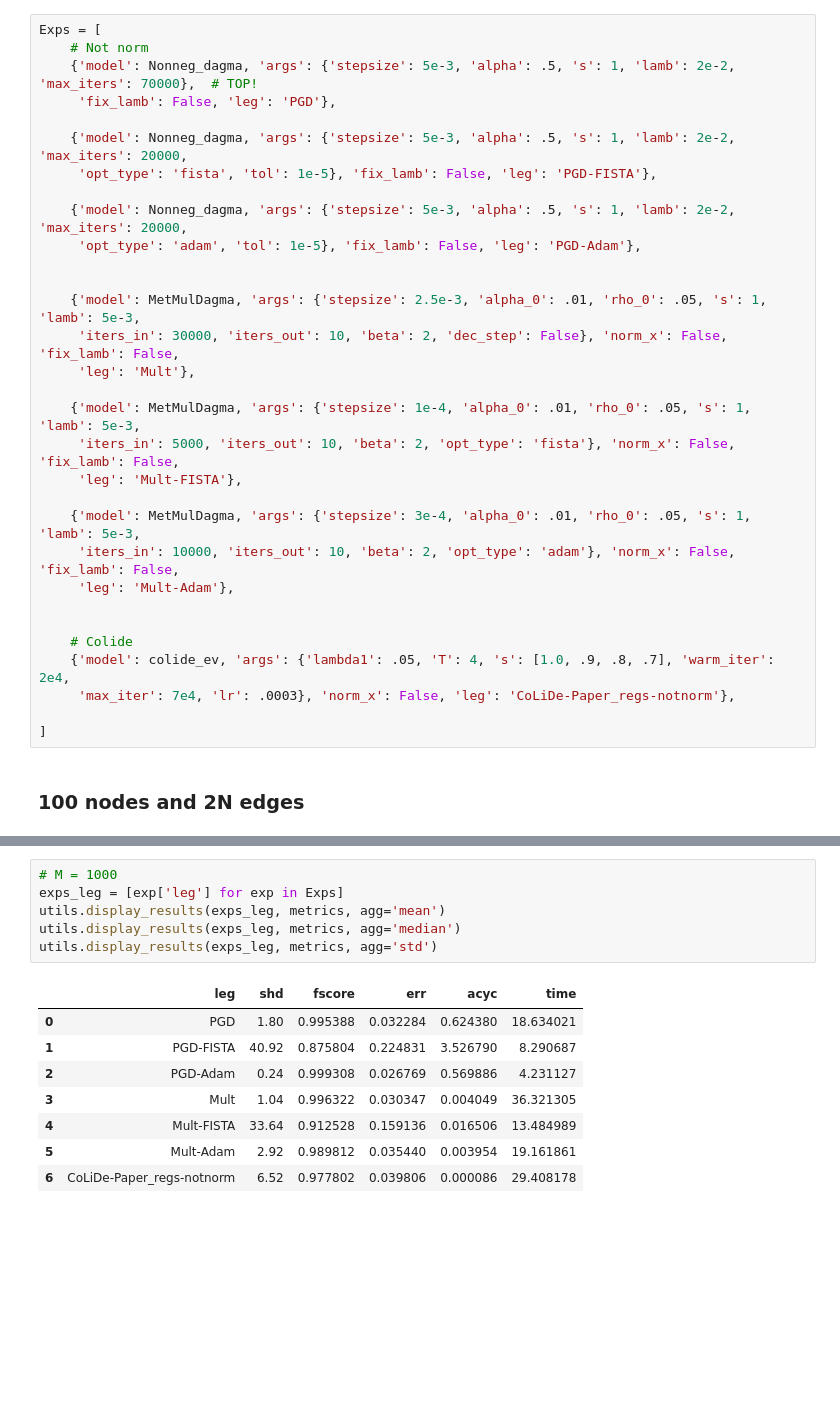
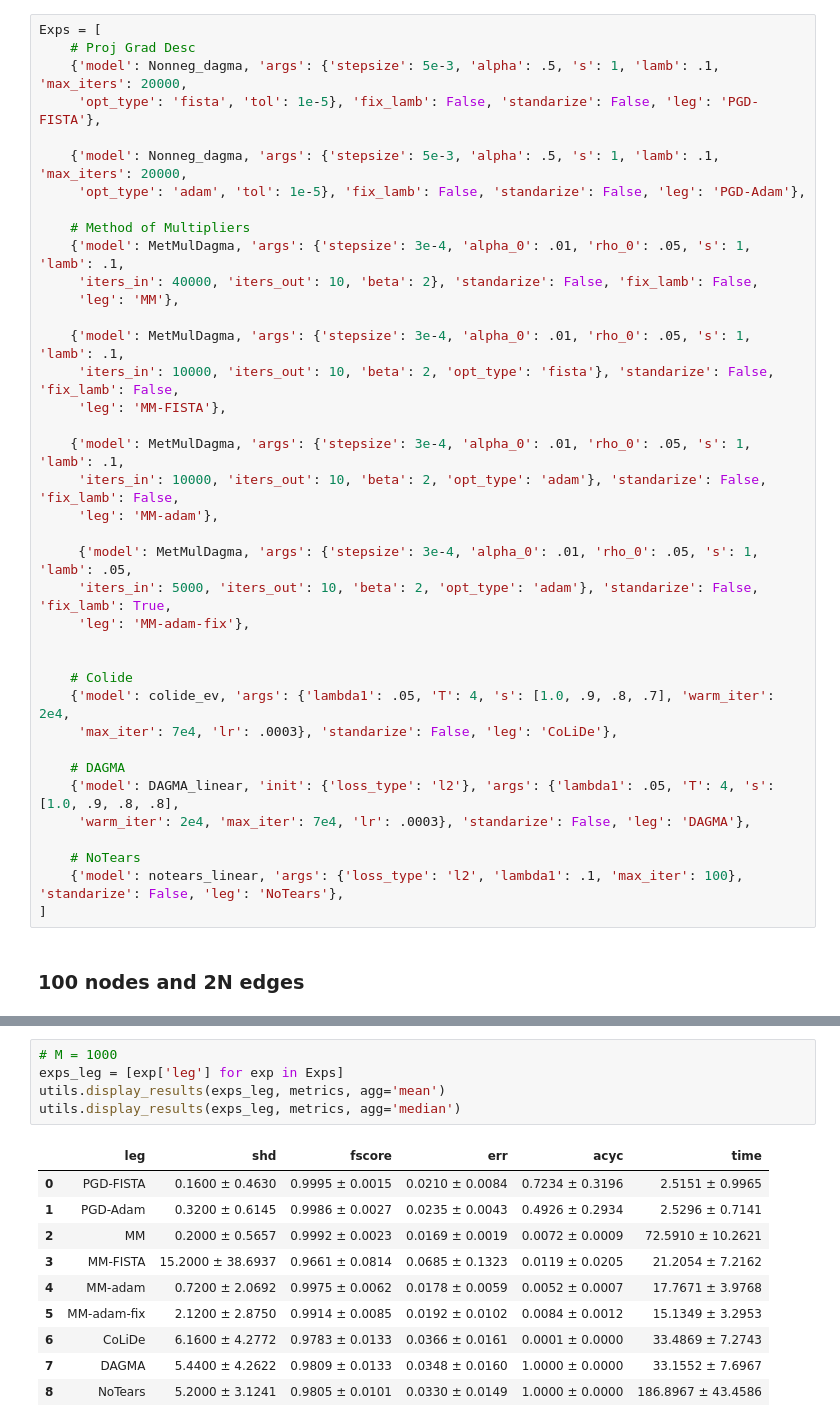
Before and after one commit to reysam93/cvx_dag_learning, a Jupyter notebook: preliminary_exp.ipynb, the cells around one changed output, grey strips where cells are left out. Saved outputs shown, nothing was run; the diff lists cells and outputs as text; blank space fills up the shorter version.

```diff
--- a/preliminary_exp.ipynb
+++ b/preliminary_exp.ipynb
@@ -500,34 +554,41 @@ utils.display_results(exps_leg, metrics, agg='std')
 ## Comparing methods - 2N Edges
 # %%
 Exps = [
-    # Not norm
-    {'model': Nonneg_dagma, 'args': {'stepsize': 5e-3, 'alpha': .5, 's': 1, 'lamb': 2e-2, 'max_iters': 70000},  # TOP!
-     'fix_lamb': False, 'leg': 'PGD'},
+    # Proj Grad Desc
+    {'model': Nonneg_dagma, 'args': {'stepsize': 5e-3, 'alpha': .5, 's': 1, 'lamb': .1, 'max_iters': 20000,
+     'opt_type': 'fista', 'tol': 1e-5}, 'fix_lamb': False, 'standarize': False, 'leg': 'PGD-FISTA'},
 
-    {'model': Nonneg_dagma, 'args': {'stepsize': 5e-3, 'alpha': .5, 's': 1, 'lamb': 2e-2, 'max_iters': 20000,
-     'opt_type': 'fista', 'tol': 1e-5}, 'fix_lamb': False, 'leg': 'PGD-FISTA'},
+    {'model': Nonneg_dagma, 'args': {'stepsize': 5e-3, 'alpha': .5, 's': 1, 'lamb': .1, 'max_iters': 20000,
+     'opt_type': 'adam', 'tol': 1e-5}, 'fix_lamb': False, 'standarize': False, 'leg': 'PGD-Adam'},
 
-    {'model': Nonneg_dagma, 'args': {'stepsize': 5e-3, 'alpha': .5, 's': 1, 'lamb': 2e-2, 'max_iters': 20000,
-     'opt_type': 'adam', 'tol': 1e-5}, 'fix_lamb': False, 'leg': 'PGD-Adam'},
+    # Method of Multipliers
+    {'model': MetMulDagma, 'args': {'stepsize': 3e-4, 'alpha_0': .01, 'rho_0': .05, 's': 1, 'lamb': .1,
+     'iters_in': 40000, 'iters_out': 10, 'beta': 2}, 'standarize': False, 'fix_lamb': False,
+     'leg': 'MM'},
 
+    {'model': MetMulDagma, 'args': {'stepsize': 3e-4, 'alpha_0': .01, 'rho_0': .05, 's': 1, 'lamb': .1,
+     'iters_in': 10000, 'iters_out': 10, 'beta': 2, 'opt_type': 'fista'}, 'standarize': False, 'fix_lamb': False,
+     'leg': 'MM-FISTA'},
 
-    {'model': MetMulDagma, 'args': {'stepsize': 2.5e-3, 'alpha_0': .01, 'rho_0': .05, 's': 1, 'lamb': 5e-3,
-     'iters_in': 30000, 'iters_out': 10, 'beta': 2, 'dec_step': False}, 'norm_x': False, 'fix_lamb': False,
-     'leg': 'Mult'},
+    {'model': MetMulDagma, 'args': {'stepsize': 3e-4, 'alpha_0': .01, 'rho_0': .05, 's': 1, 'lamb': .1,
+     'iters_in': 10000, 'iters_out': 10, 'beta': 2, 'opt_type': 'adam'}, 'standarize': False, 'fix_lamb': False,
+     'leg': 'MM-adam'},
 
-    {'model': MetMulDagma, 'args': {'stepsize': 1e-4, 'alpha_0': .01, 'rho_0': .05, 's': 1, 'lamb': 5e-3,
-     'iters_in': 5000, 'iters_out': 10, 'beta': 2, 'opt_type': 'fista'}, 'norm_x': False, 'fix_lamb': False,
-     'leg': 'Mult-FISTA'},
-
-    {'model': MetMulDagma, 'args': {'stepsize': 3e-4, 'alpha_0': .01, 'rho_0': .05, 's': 1, 'lamb': 5e-3,
-     'iters_in': 10000, 'iters_out': 10, 'beta': 2, 'opt_type': 'adam'}, 'norm_x': False, 'fix_lamb': False,
-     'leg': 'Mult-Adam'},
+     {'model': MetMulDagma, 'args': {'stepsize': 3e-4, 'alpha_0': .01, 'rho_0': .05, 's': 1, 'lamb': .05,
+     'iters_in': 5000, 'iters_out': 10, 'beta': 2, 'opt_type': 'adam'}, 'standarize': False, 'fix_lamb': True,
+     'leg': 'MM-adam-fix'},
 
 
     # Colide
     {'model': colide_ev, 'args': {'lambda1': .05, 'T': 4, 's': [1.0, .9, .8, .7], 'warm_iter': 2e4,
-     'max_iter': 7e4, 'lr': .0003}, 'norm_x': False, 'leg': 'CoLiDe-Paper_regs-notnorm'},
+     'max_iter': 7e4, 'lr': .0003}, 'standarize': False, 'leg': 'CoLiDe'},
 
+    # DAGMA
+    {'model': DAGMA_linear, 'init': {'loss_type': 'l2'}, 'args': {'lambda1': .05, 'T': 4, 's': [1.0, .9, .8, .8],
+     'warm_iter': 2e4, 'max_iter': 7e4, 'lr': .0003}, 'standarize': False, 'leg': 'DAGMA'},
+
+    # NoTears
+    {'model': notears_linear, 'args': {'loss_type': 'l2', 'lambda1': .1, 'max_iter': 100}, 'standarize': False, 'leg': 'NoTears'},
 ]
 # %% [markdown]
 ### 100 nodes and 2N edges
@@ -578,16 +639,17 @@ CPUs employed: 32
 # %%
 # M = 1000
 exps_leg = [exp['leg'] for exp in Exps]
 utils.display_results(exps_leg, metrics, agg='mean')
 utils.display_results(exps_leg, metrics, agg='median')
-utils.display_results(exps_leg, metrics, agg='std')
 # %% [output]
 |  | leg | shd | fscore | err | acyc | time |
-| 0 | PGD | 1.80 | 0.995388 | 0.032284 | 0.624380 | 18.634021 |
-| 1 | PGD-FISTA | 40.92 | 0.875804 | 0.224831 | 3.526790 | 8.290687 |
-| 2 | PGD-Adam | 0.24 | 0.999308 | 0.026769 | 0.569886 | 4.231127 |
-| 3 | Mult | 1.04 | 0.996322 | 0.030347 | 0.004049 | 36.321305 |
-| 4 | Mult-FISTA | 33.64 | 0.912528 | 0.159136 | 0.016506 | 13.484989 |
-| 5 | Mult-Adam | 2.92 | 0.989812 | 0.035440 | 0.003954 | 19.161861 |
-| 6 | CoLiDe-Paper_regs-notnorm | 6.52 | 0.977802 | 0.039806 | 0.000086 | 29.408178 |
+| 0 | PGD-FISTA | 0.1600 ± 0.4630 | 0.9995 ± 0.0015 | 0.0210 ± 0.0084 | 0.7234 ± 0.3196 | 2.5151 ± 0.9965 |
+| 1 | PGD-Adam | 0.3200 ± 0.6145 | 0.9986 ± 0.0027 | 0.0235 ± 0.0043 | 0.4926 ± 0.2934 | 2.5296 ± 0.7141 |
+| 2 | MM | 0.2000 ± 0.5657 | 0.9992 ± 0.0023 | 0.0169 ± 0.0019 | 0.0072 ± 0.0009 | 72.5910 ± 10.2621 |
+| 3 | MM-FISTA | 15.2000 ± 38.6937 | 0.9661 ± 0.0814 | 0.0685 ± 0.1323 | 0.0119 ± 0.0205 | 21.2054 ± 7.2162 |
+| 4 | MM-adam | 0.7200 ± 2.0692 | 0.9975 ± 0.0062 | 0.0178 ± 0.0059 | 0.0052 ± 0.0007 | 17.7671 ± 3.9768 |
+| 5 | MM-adam-fix | 2.1200 ± 2.8750 | 0.9914 ± 0.0085 | 0.0192 ± 0.0102 | 0.0084 ± 0.0012 | 15.1349 ± 3.2953 |
+| 6 | CoLiDe | 6.1600 ± 4.2772 | 0.9783 ± 0.0133 | 0.0366 ± 0.0161 | 0.0001 ± 0.0000 | 33.4869 ± 7.2743 |
+| 7 | DAGMA | 5.4400 ± 4.2622 | 0.9809 ± 0.0133 | 0.0348 ± 0.0160 | 1.0000 ± 0.0000 | 33.1552 ± 7.6967 |
+| 8 | NoTears | 5.2000 ± 3.1241 | 0.9805 ± 0.0101 | 0.0330 ± 0.0149 | 1.0000 ± 0.0000 | 186.8967 ± 43.4586 |
 |  | leg | shd | fscore | err | acyc | time |
```
Also changed, not shown: parts of 14 cells of this notebook, 5 other files.
